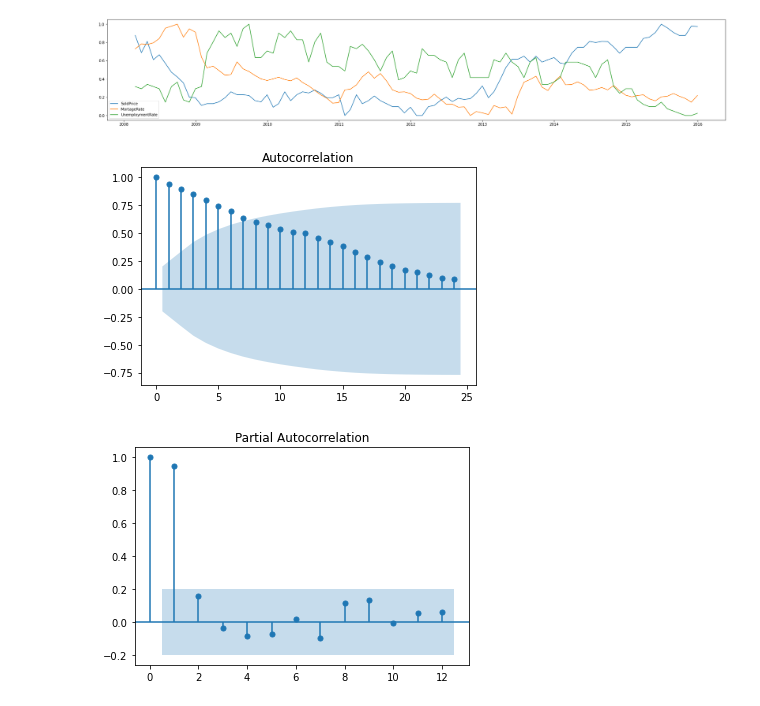
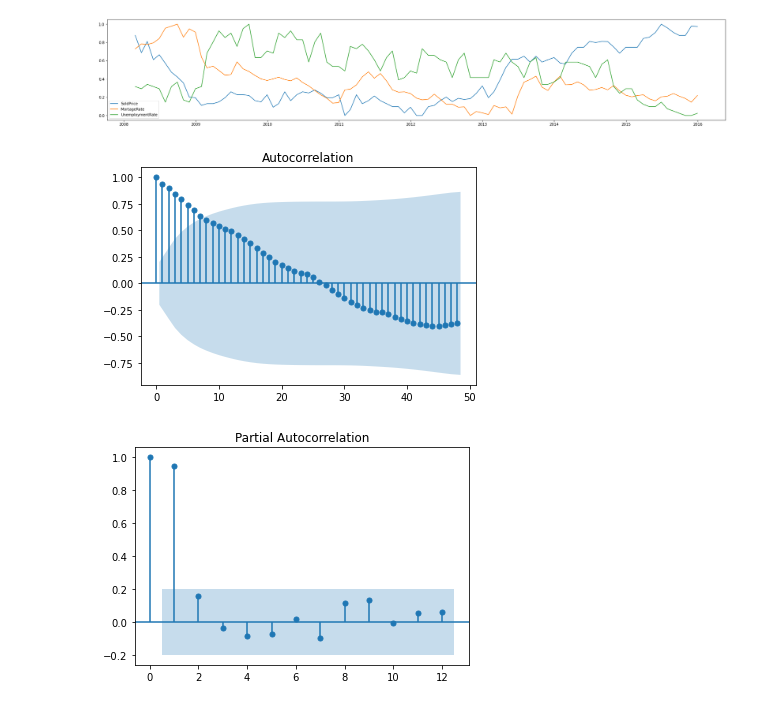
Before and after one commit to vishwasprabhu/Time_series_final_project, a Jupyter notebook: Project_Vishwas_SARIMAX.ipynb, the cells around one changed output. Cells and saved outputs as stored; diff of their text form; code cells hidden in the pictures.

```diff
--- a/Project_Vishwas_SARIMAX.ipynb
+++ b/Project_Vishwas_SARIMAX.ipynb
@@ -52,10 +61,10 @@ plt.show()
 # %% [output]
 [figure]
 # %%
-plot_acf(train.sold_price,lags=24)
+plot_acf(train.sold_price,lags=48)
 plt.show()
 # %% [output]
-[figure, old version]
+[figure, new version]
 # %%
 plot_pacf(train.sold_price,lags=12)
 plt.show()
```
Also changed, not shown: parts of 25 cells of this notebook, 3 other files.
